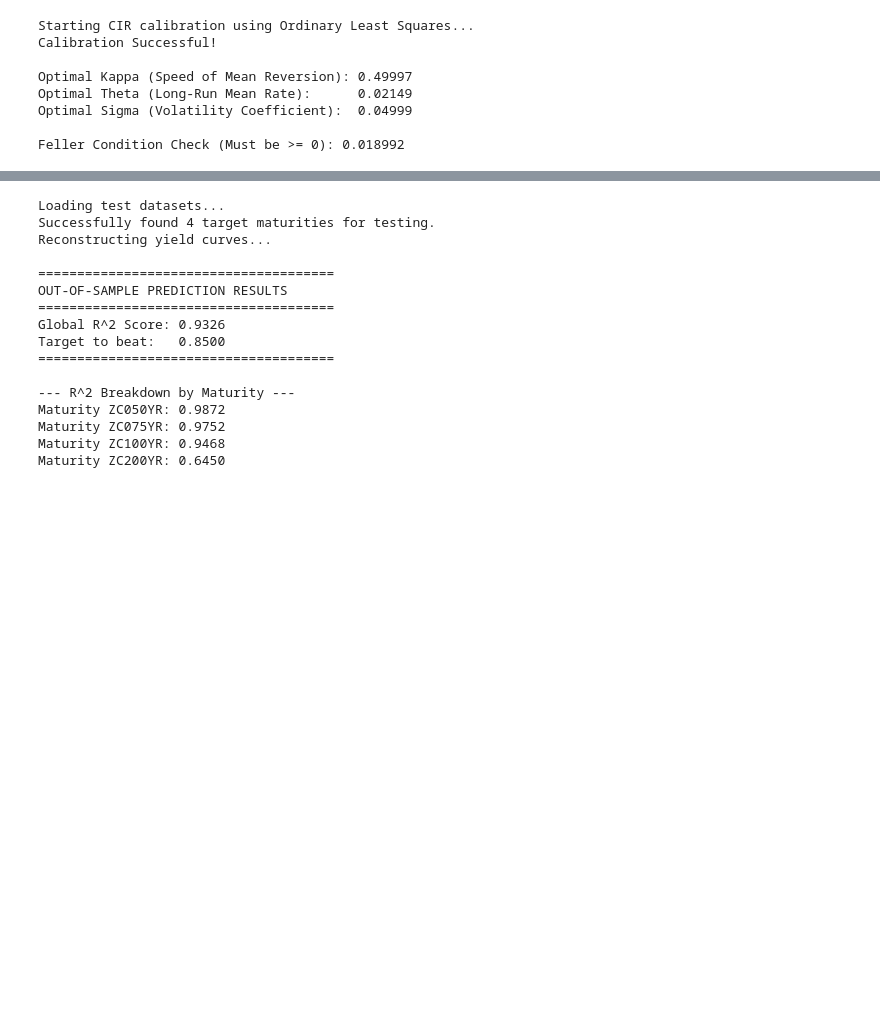
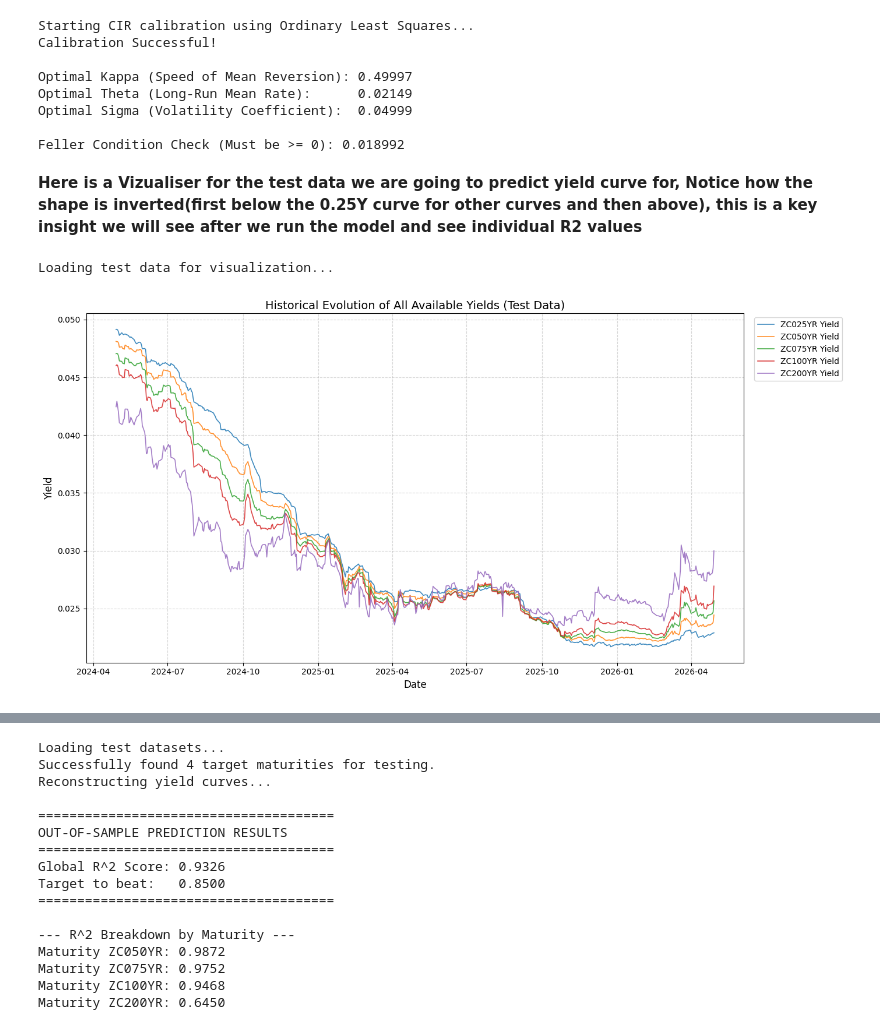
Before and after one commit to Bhavya1835/Stochastic-Interest-Rate-Modelling-and-Prediction, a Jupyter notebook: Model.ipynb, the cells around one changed output, grey strips where cells are left out. Drawn from its saved outputs; the diff is of its cells as text; code cells hidden in the pictures; blank space fills up the shorter version.

```diff
--- a/Model.ipynb
+++ b/Model.ipynb
@@ -251,3 +294,42 @@ Optimal Theta (Long-Run Mean Rate):      0.02149
 Optimal Sigma (Volatility Coefficient):  0.04999
 
 Feller Condition Check (Must be >= 0): 0.018992
+# %% [markdown]
+**Here is a Vizualiser for the test data we are going to predict yield curve for, Notice how the shape is inverted(first below the 0.25Y curve for other curves and then above), this is a key insight we will see after we run the model and see individual R2 values**
+# %%
+import pandas as pd
+import matplotlib.pyplot as plt
+
+print("Loading test data for visualization...")
+
+
+test_df = pd.read_csv('test_data.csv')
+test_df.columns = test_df.columns.str.replace(' ', '', regex=False)
+test_df['Date'] = pd.to_datetime(test_df['Date'])
+test_df.set_index('Date', inplace=True)
+
+target_columns = ['ZC025YR', 'ZC050YR', 'ZC075YR', 'ZC100YR', 'ZC200YR',
+                  'ZC500YR', 'ZC1000YR', 'ZC2000YR', 'ZC3000YR']
+
+available_cols = [col for col in target_columns if col in test_df.columns]
+
+plt.figure(figsize=(14, 7))
+
+
+for col in available_cols:
+    plt.plot(test_df.index, test_df[col], label=f'{col} Yield', linewidth=1.2, alpha=0.85)
+
+
+plt.title('Historical Evolution of All Available Yields (Test Data)', fontsize=14)
+plt.ylabel('Yield', fontsize=12)
+plt.xlabel('Date', fontsize=12)
+
+
+plt.legend(bbox_to_anchor=(1.01, 1), loc='upper left')
+plt.grid(True, linestyle='--', alpha=0.5)
+
+plt.tight_layout()
+plt.show()
+# %% [output]
+Loading test data for visualization...
+[figure, added]
```
Also changed, not shown: parts of 11 cells of this notebook.
